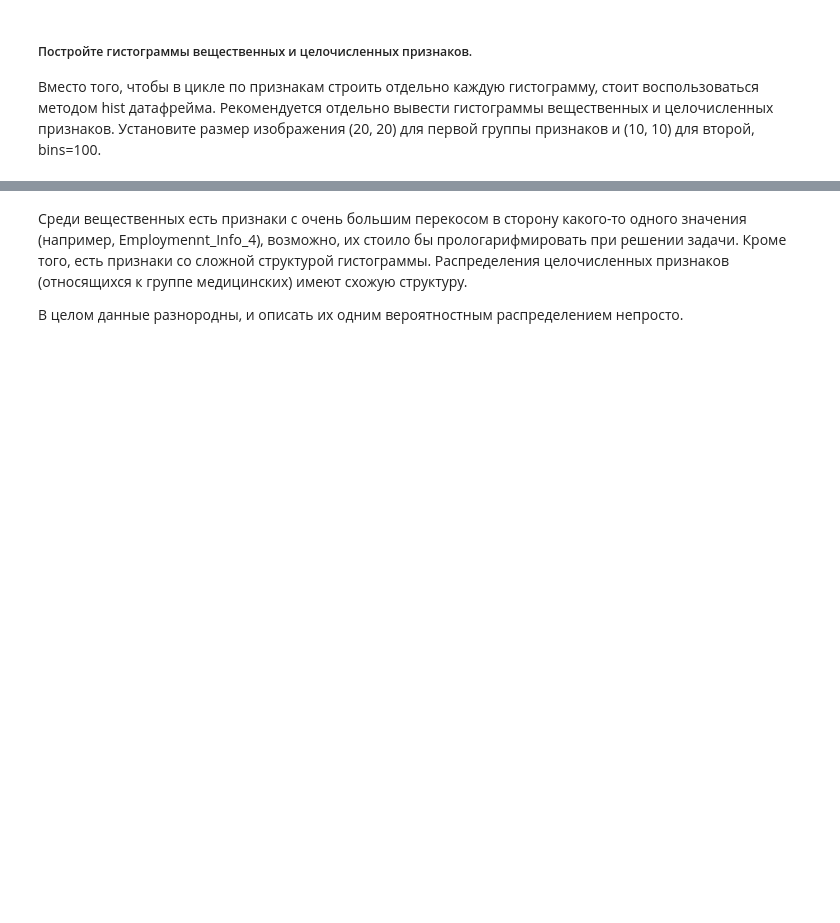
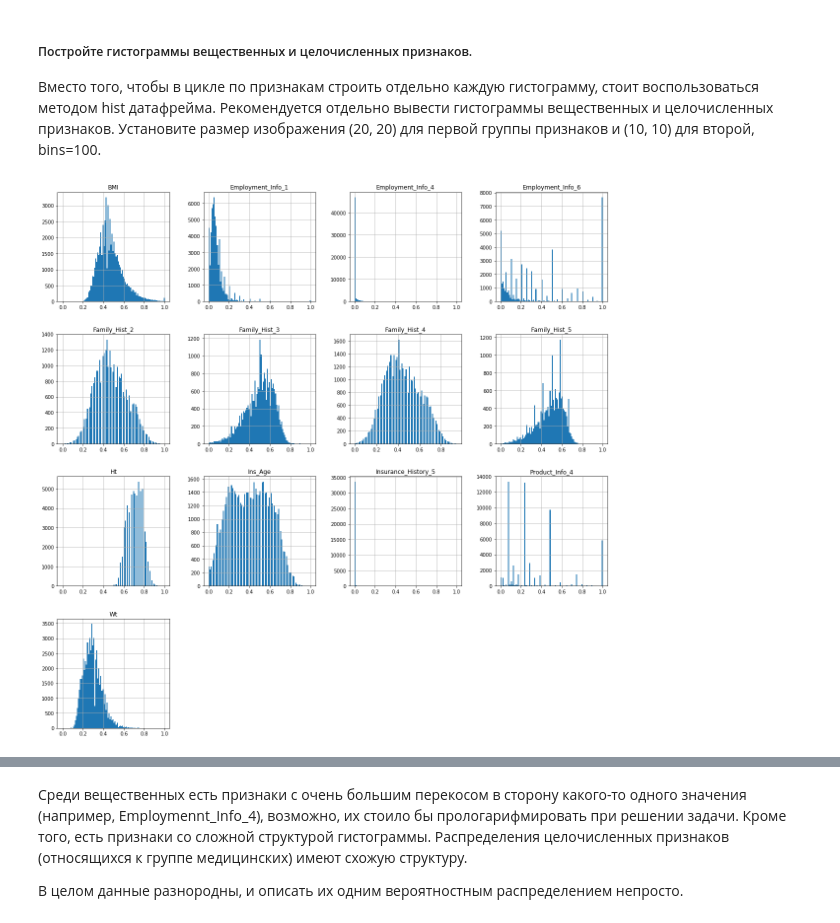
Before and after one commit to kcostya/mipt, a Jupyter notebook: unsupervised-learning/week-3/VisualizationPeerReview.ipynb, the cells around one changed output, grey strips where cells are left out. Saved outputs shown, nothing was run; the diff lists cells and outputs as text; code cells hidden in the pictures; blank space fills up the shorter version.

```diff
--- a/unsupervised-learning/week-3/VisualizationPeerReview.ipynb
+++ b/unsupervised-learning/week-3/VisualizationPeerReview.ipynb
@@ -117,0 +116,4 @@ $^*$ Будем считать, что масштаб двух признако
+# %%
+data[real_features].hist(bins=100, figsize=(20, 20));
+# %% [output]
+[figure, added]
```
Also changed, not shown: parts of 11 cells of this notebook, 1 other file.
